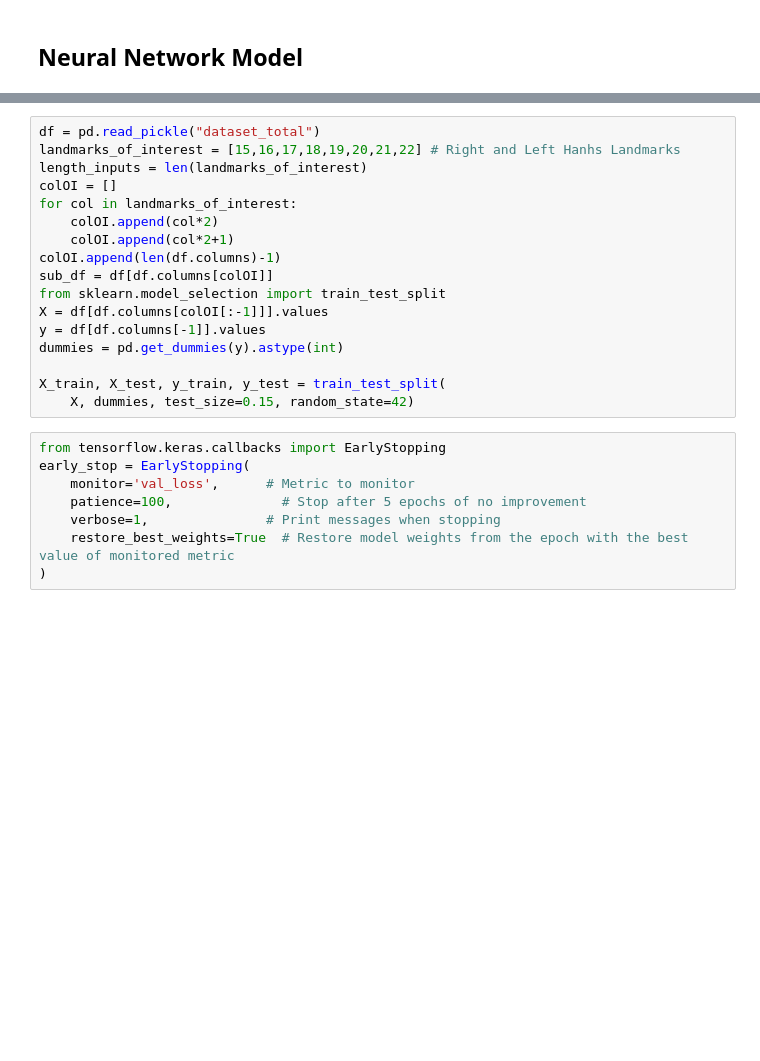
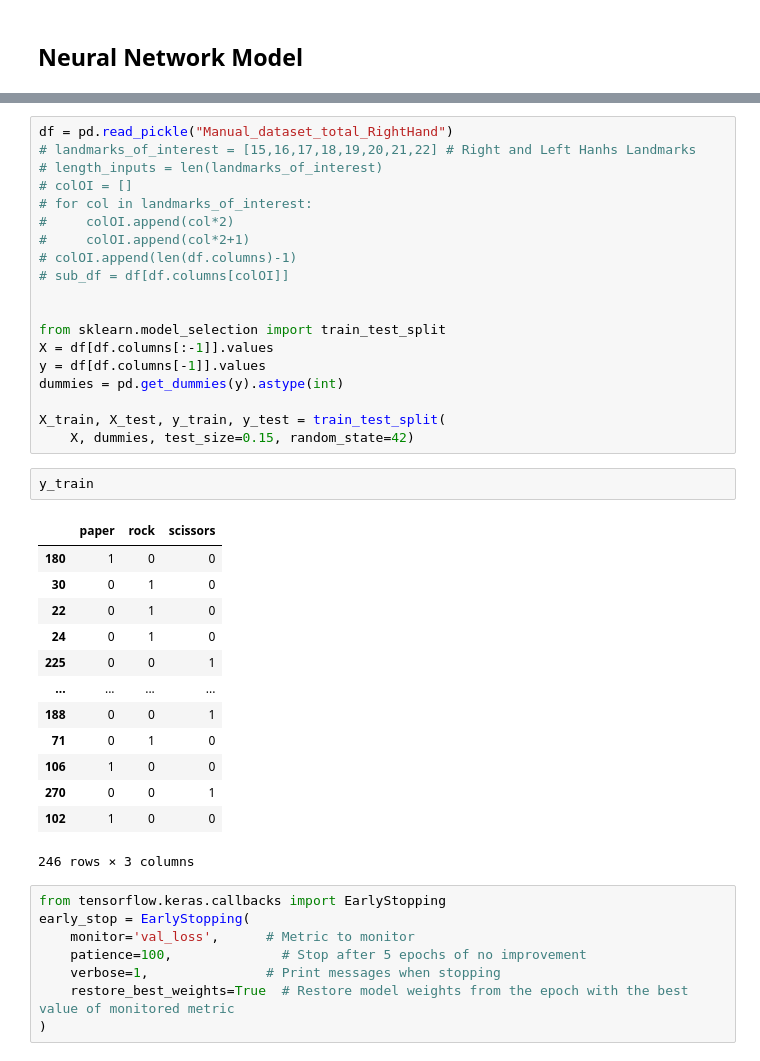
Before and after one commit to 0eix/literate-tribble, a Jupyter notebook: Project.ipynb, the cells around one changed output, grey strips where cells are left out. Cells and saved outputs as stored; diff of their text form; blank space fills up the shorter version.

```diff
--- a/Project.ipynb
+++ b/Project.ipynb
@@ -243,21 +333,39 @@ Model: "sequential"
  Non-trainable params: 0 (0.00 B)
 # %%
-df = pd.read_pickle("dataset_total")
-landmarks_of_interest = [15,16,17,18,19,20,21,22] # Right and Left Hanhs Landmarks
-length_inputs = len(landmarks_of_interest)
-colOI = []
-for col in landmarks_of_interest:
-    colOI.append(col*2)
-    colOI.append(col*2+1)
-colOI.append(len(df.columns)-1)
-sub_df = df[df.columns[colOI]]
+df = pd.read_pickle("Manual_dataset_total_RightHand")
+# landmarks_of_interest = [15,16,17,18,19,20,21,22] # Right and Left Hanhs Landmarks
+# length_inputs = len(landmarks_of_interest)
+# colOI = []
+# for col in landmarks_of_interest:
+#     colOI.append(col*2)
+#     colOI.append(col*2+1)
+# colOI.append(len(df.columns)-1)
+# sub_df = df[df.columns[colOI]]
+
+
 from sklearn.model_selection import train_test_split
-X = df[df.columns[colOI[:-1]]].values
+X = df[df.columns[:-1]].values
 y = df[df.columns[-1]].values
 dummies = pd.get_dummies(y).astype(int)
 
 X_train, X_test, y_train, y_test = train_test_split(
     X, dummies, test_size=0.15, random_state=42)
+# %%
+y_train
+# %% [output]
+|  | paper | rock | scissors |
+| 180 | 1 | 0 | 0 |
+| 30 | 0 | 1 | 0 |
+| 22 | 0 | 1 | 0 |
+| 24 | 0 | 1 | 0 |
+| 225 | 0 | 0 | 1 |
+| ... | ... | ... | ... |
+| 188 | 0 | 0 | 1 |
+| 71 | 0 | 1 | 0 |
+| 106 | 1 | 0 | 0 |
+| 270 | 0 | 0 | 1 |
+| 102 | 1 | 0 | 0 |
+246 rows × 3 columns
 # %%
 from tensorflow.keras.callbacks import EarlyStopping
 early_stop = EarlyStopping(
```
Also changed, not shown: parts of 17 cells of this notebook, 3 other files.
